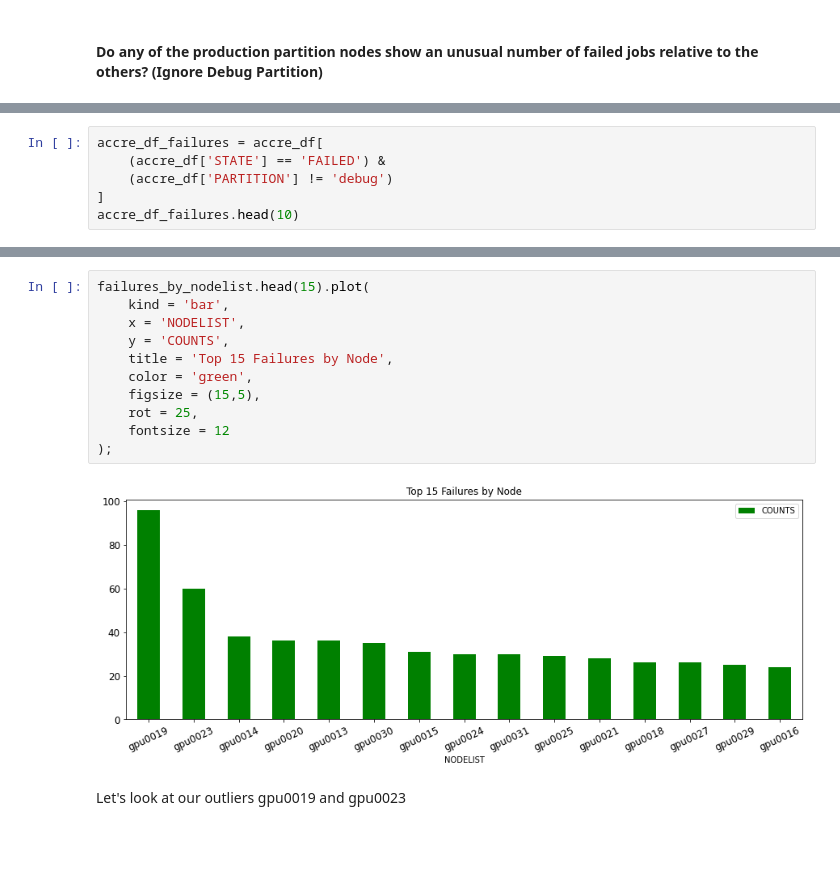
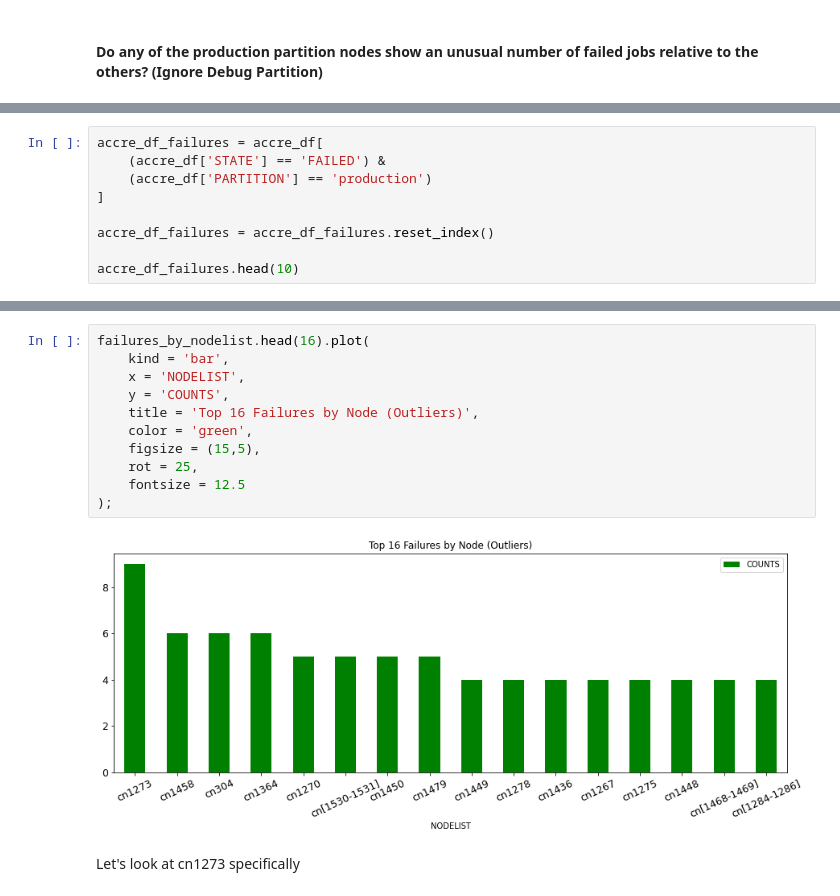
Before and after one commit to nss-data-science-cohort-4/dq2-accre-mst, a Jupyter notebook: notebooks/accre.ipynb, the cells around one changed output, grey strips where cells are left out. Cells and saved outputs as stored; diff of their text form; blank space fills up the shorter version.

```diff
--- a/notebooks/accre.ipynb
+++ b/notebooks/accre.ipynb
@@ -162,7 +163,10 @@ Let's check to see failure by nodes and remove the debug partition
 # %%
 accre_df_failures = accre_df[
     (accre_df['STATE'] == 'FAILED') &
-    (accre_df['PARTITION'] != 'debug')
+    (accre_df['PARTITION'] == 'production')
 ]
+
+accre_df_failures = accre_df_failures.reset_index()
+
 accre_df_failures.head(10)
 # %% [output]
@@ -242,16 +275,16 @@ As you can see from the histogram, we have 2 outliers off to the right and then
 # %%
-failures_by_nodelist.head(15).plot(
+failures_by_nodelist.head(16).plot(
     kind = 'bar',
     x = 'NODELIST',
     y = 'COUNTS',
-    title = 'Top 15 Failures by Node',
+    title = 'Top 16 Failures by Node (Outliers)',
     color = 'green',
     figsize = (15,5),
     rot = 25,
-    fontsize = 12
+    fontsize = 12.5
 );
 # %% [output]
-[figure, old version]
+[figure, new version]
 # %% [markdown]
-Let's look at our outliers gpu0019 and gpu0023
+Let's look at cn1273 specifically
 # %%
```
Also changed, not shown: parts of 28 cells of this notebook.
